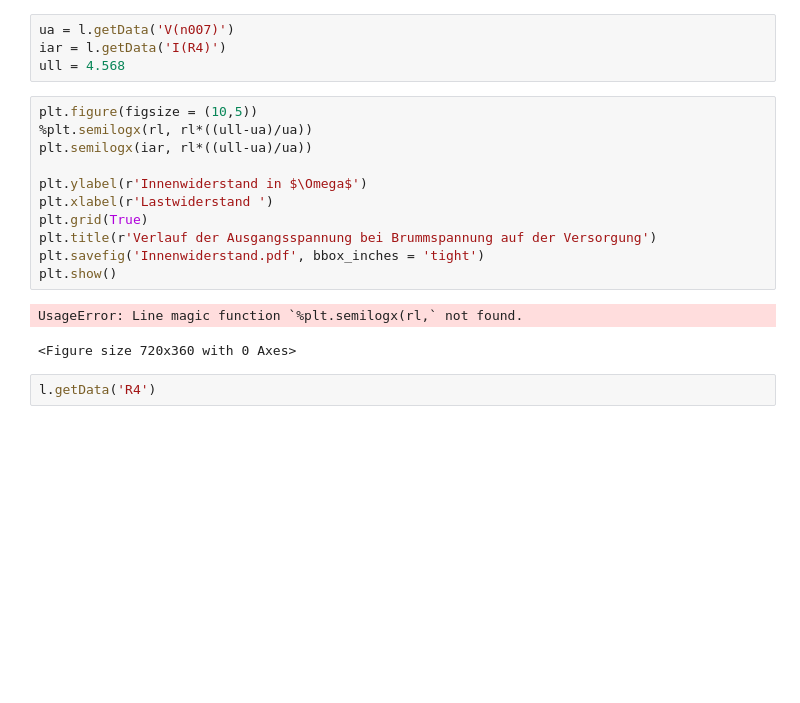
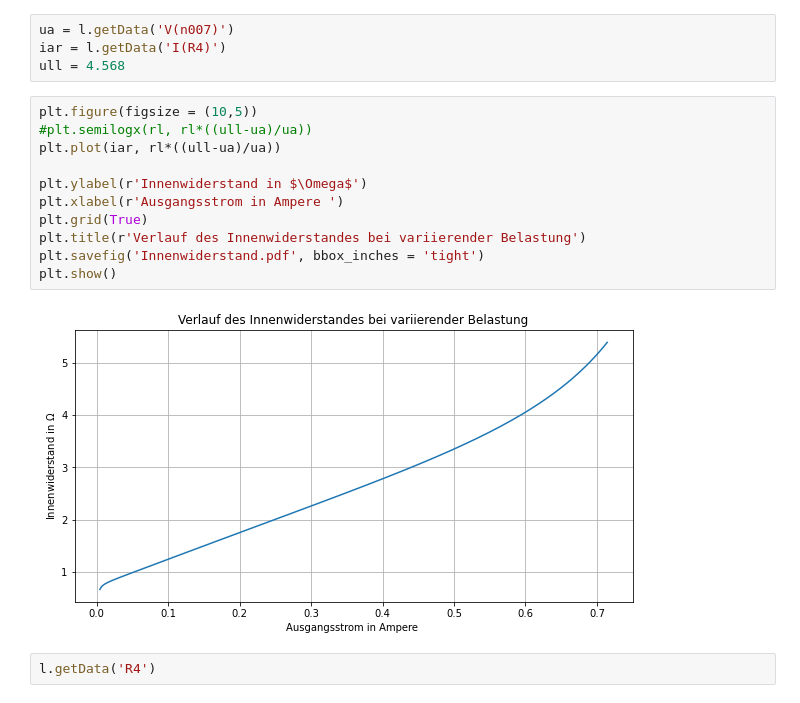
Before and after one commit to FritzMichael/HLST-Praktikum-Summer-2020, a Jupyter notebook: simulations/5_Differenzverstärker/Untitled.ipynb, the cells around one changed output. Drawn from its saved outputs; the diff is of its cells as text; blank space fills up the shorter version.

Commit message:
fixed some graphics

```diff
--- a/simulations/5_Differenzverstärker/Untitled.ipynb
+++ b/simulations/5_Differenzverstärker/Untitled.ipynb
@@ -51,18 +51,17 @@ iar = l.getData('I(R4)')
 ull = 4.568
 # %%
 plt.figure(figsize = (10,5))
-%plt.semilogx(rl, rl*((ull-ua)/ua))
-plt.semilogx(iar, rl*((ull-ua)/ua))
+#plt.semilogx(rl, rl*((ull-ua)/ua))
+plt.plot(iar, rl*((ull-ua)/ua))
 
 plt.ylabel(r'Innenwiderstand in $\Omega$')
-plt.xlabel(r'Lastwiderstand ')
+plt.xlabel(r'Ausgangsstrom in Ampere ')
 plt.grid(True)
-plt.title(r'Verlauf der Ausgangsspannung bei Brummspannung auf der Versorgung')
+plt.title(r'Verlauf des Innenwiderstandes bei variierender Belastung')
 plt.savefig('Innenwiderstand.pdf', bbox_inches = 'tight')
 plt.show()
 # %% [output]
-UsageError: Line magic function `%plt.semilogx(rl,` not found.
-<Figure size 720x360 with 0 Axes>
+[figure, added]
 # %%
 l.getData('R4')
 # %%
```
Also changed, not shown: 14 other files.
